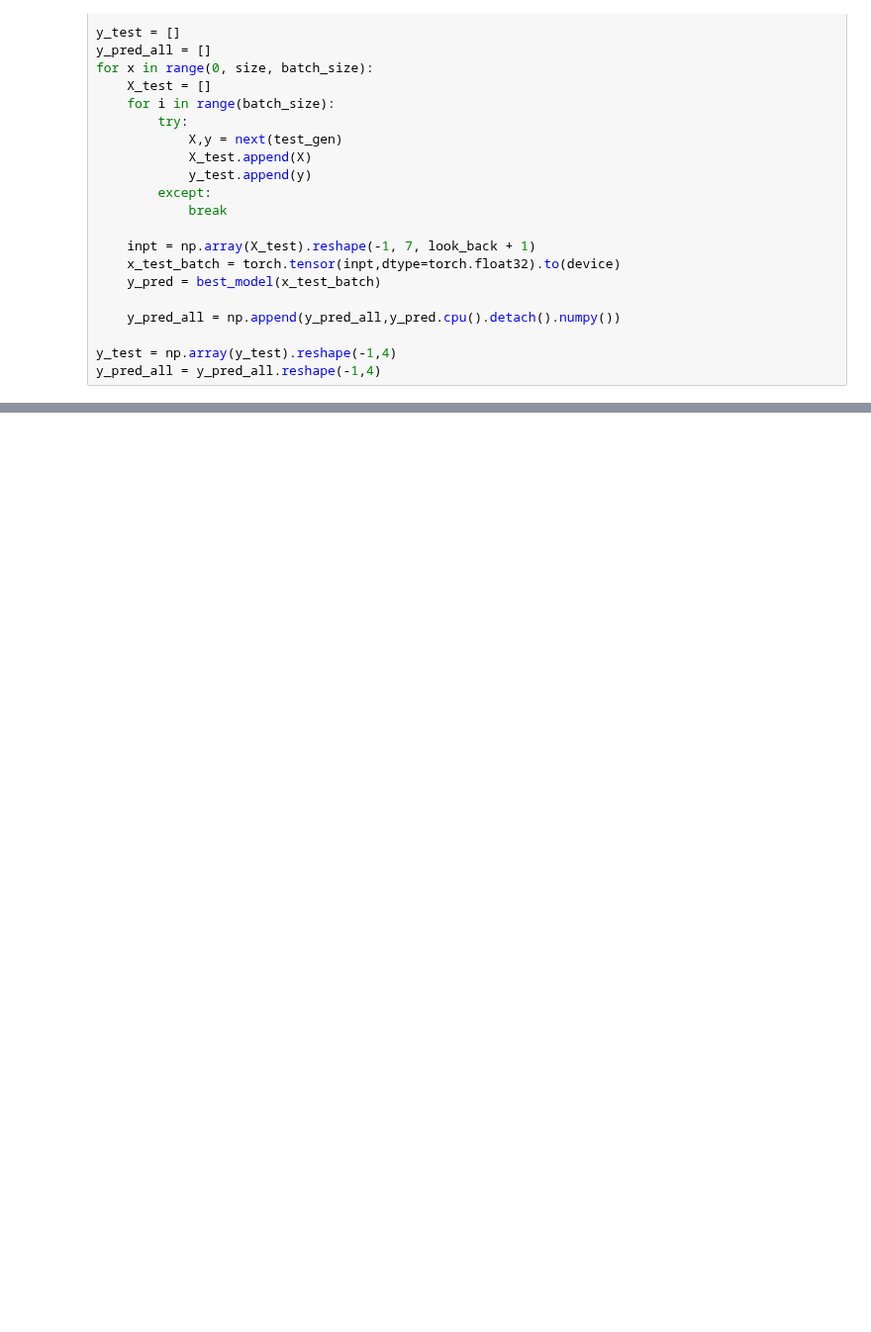
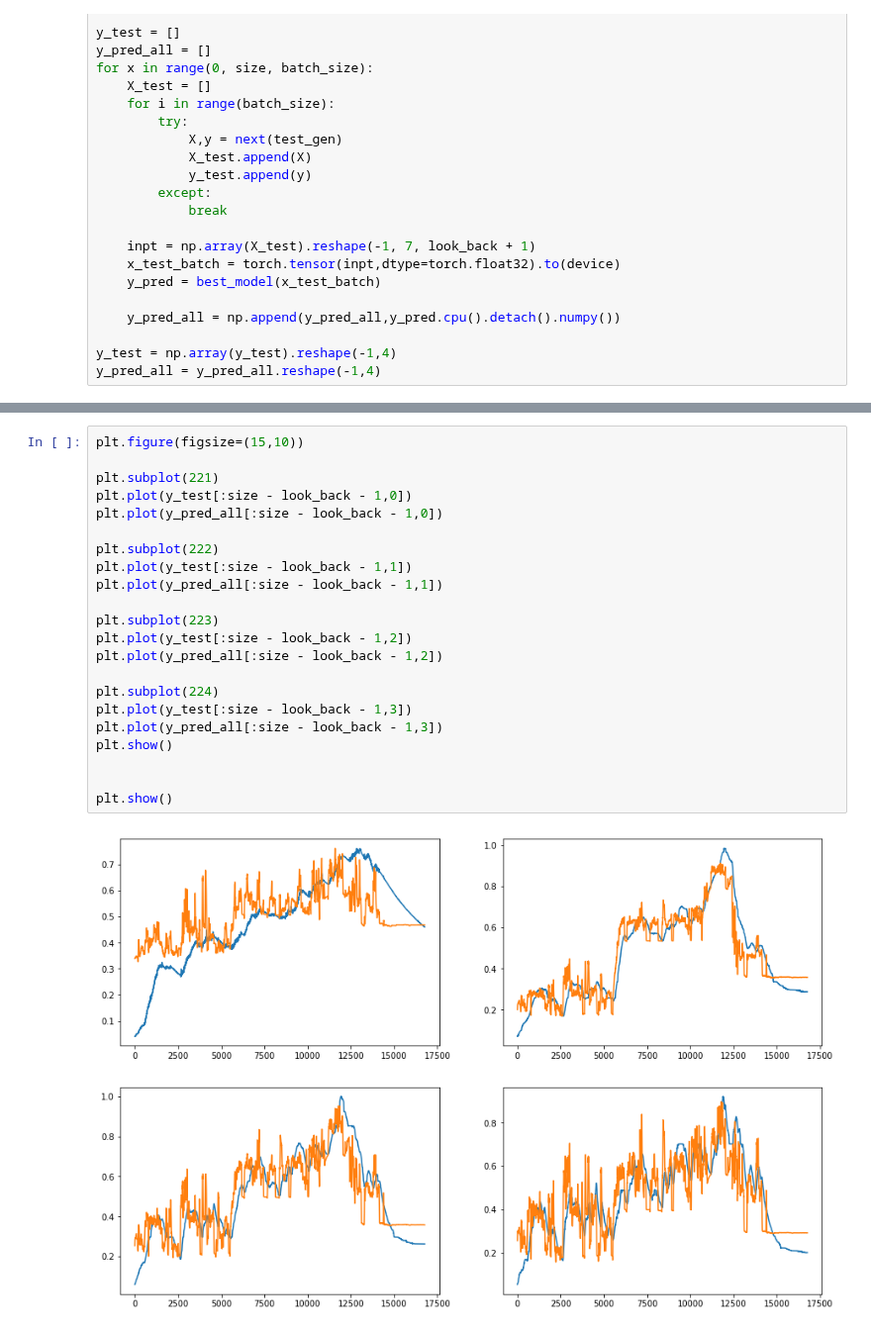
Before and after one commit to moiraghif/Electric-Motor-Temperature, a Jupyter notebook: SecondTaskCNN.ipynb, the cells around one changed output, grey strips where cells are left out. Shown at 99% size. Drawn from its saved outputs; the diff is of its cells as text; blank space fills up the shorter version.

```diff
--- a/SecondTaskCNN.ipynb
+++ b/SecondTaskCNN.ipynb
@@ -368,0 +413,24 @@ Reg_CNN_Net(
+# %%
+plt.figure(figsize=(15,10))
+
+plt.subplot(221)
+plt.plot(y_test[:size - look_back - 1,0])
+plt.plot(y_pred_all[:size - look_back - 1,0])
+
+plt.subplot(222)
+plt.plot(y_test[:size - look_back - 1,1])
+plt.plot(y_pred_all[:size - look_back - 1,1])
+
+plt.subplot(223)
+plt.plot(y_test[:size - look_back - 1,2])
+plt.plot(y_pred_all[:size - look_back - 1,2])
+
+plt.subplot(224)
+plt.plot(y_test[:size - look_back - 1,3])
+plt.plot(y_pred_all[:size - look_back - 1,3])
+plt.show()
+
+
+plt.show()
+# %% [output]
+[figure, added]
```
Also changed, not shown: parts of 15 cells of this notebook, 5 other files.
